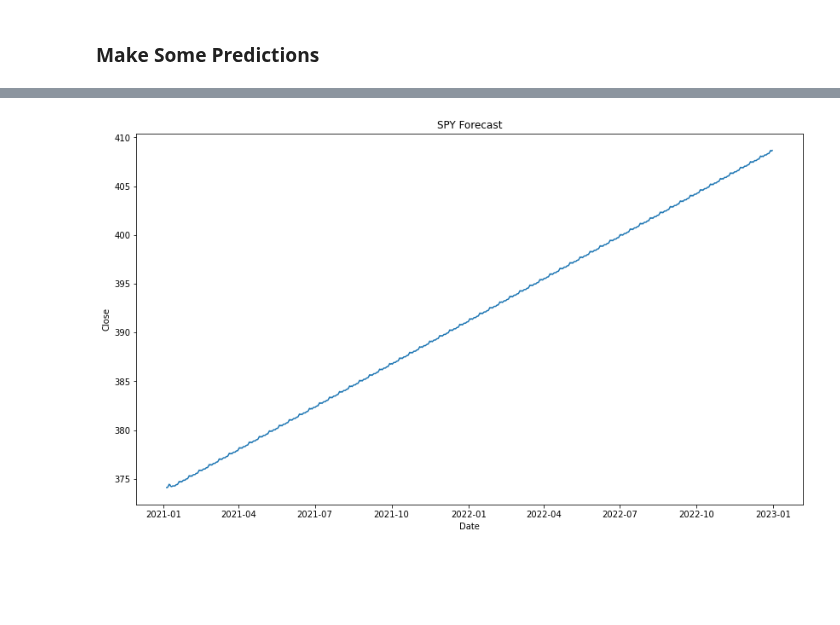
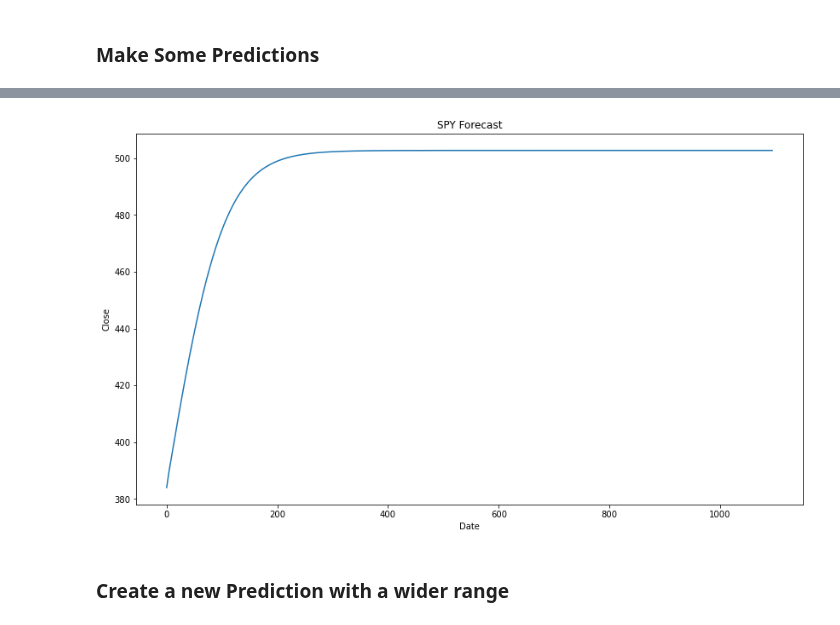
Before and after one commit to joshgreenert/Python-Projects, a Jupyter notebook: Machine Learning Practice/SPY Forecasting.ipynb, the cells around one changed output, grey strips where cells are left out. Cells and saved outputs as stored; diff of their text form; code cells hidden in the pictures; blank space fills up the shorter version.

```diff
--- a/Machine Learning Practice/SPY Forecasting.ipynb
+++ b/Machine Learning Practice/SPY Forecasting.ipynb
@@ -99,6 +141,22 @@ monthlyModelFit = monthlyModel.fit()
 # %% [markdown]
 ### Make Some Predictions
 # %%
-# Predict the future forecast using the new model.
-dailySpyForecast = dailyModelFit.predict(start=pd.to_datetime('2021-01-04'), end=pd.to_datetime('2022-12-30'), dynamic=False)
-monthlySpyForecast = monthlyModelFit.predict(start=pd.to_datetime('2021-01-04'), end=pd.to_datetime('2022-12-30'), dynamic=False)
+# Load the test data and scale it using the scaler from the training data
+test_data = testDailyData.values
+test_data = test_data.reshape((test_data.shape[0], 1))
+test_data = scaler.transform(test_data)
+
+# Create the input data for the network
+x_test = []
+for i in range(timesteps, test_data.shape[0]):
+    x_test.append(test_data[i-timesteps:i, 0])
+x_test = np.array(x_test)
+
+# Reshape the data to be in the format [samples, timesteps, features]
+x_test = np.reshape(x_test, (x_test.shape[0], x_test.shape[1], 1))
+
+# Use the model to make predictions
+predictions = model.predict(x_test)
+
+# Invert the predictions back to the original scale
+predictions = scaler.inverse_transform(predictions)
@@ -120,10 +177,12 @@ RMSE: 42.93442813060365
 # %%
 # Plot the new forecast of data.
 fig, axes = plt.subplots(1, 1, figsize=(14, 8))
-plt.plot(dailySpyForecast)
+plt.plot(predictions)
 plt.title('SPY Forecast')
 plt.xlabel('Date')
 plt.ylabel('Close')
 plt.show()
 # %% [output]
-[figure, old version]
+[figure, new version]
+# %% [markdown]
+### Create a new Prediction with a wider range
```
Also changed, not shown: parts of 11 cells of this notebook, 2 other files.
